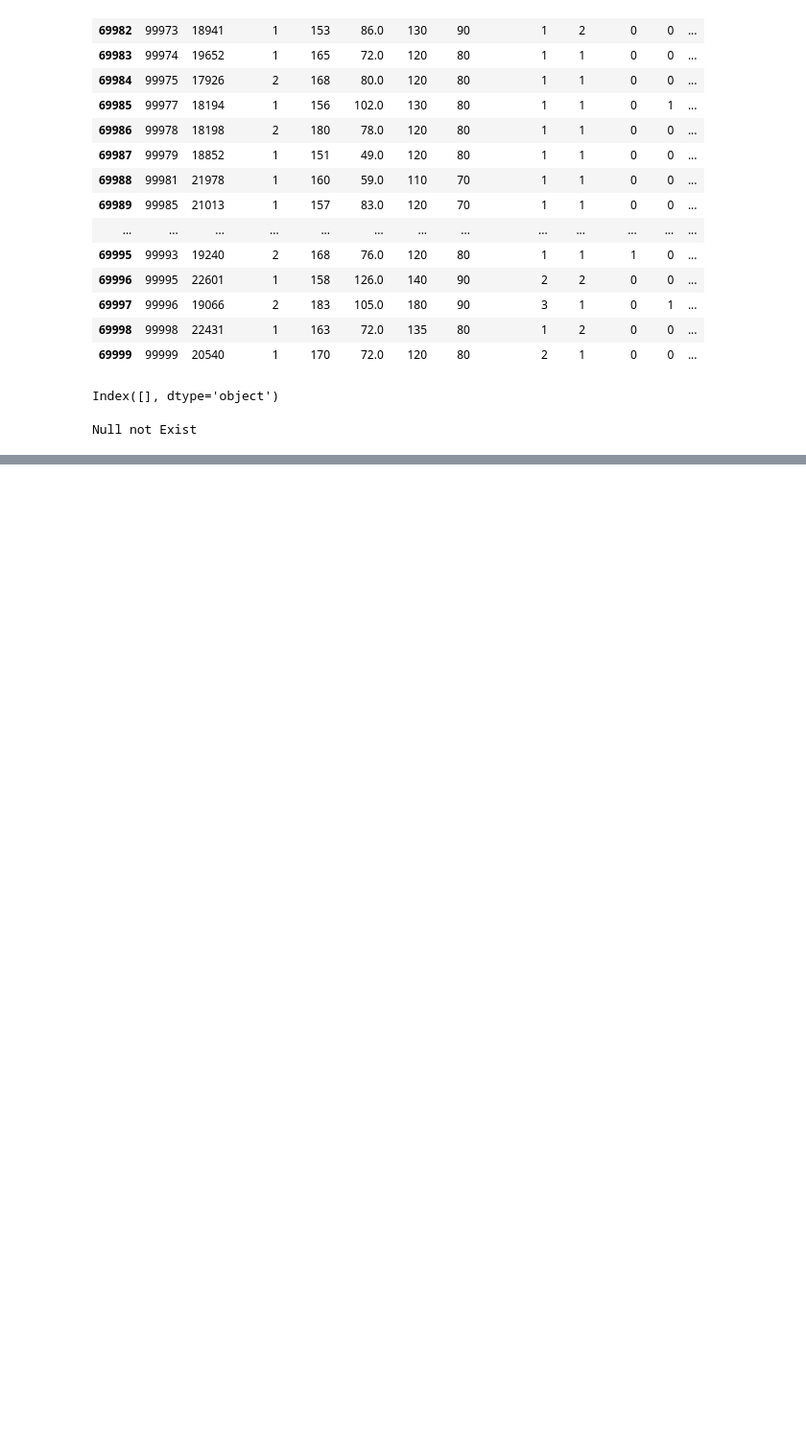
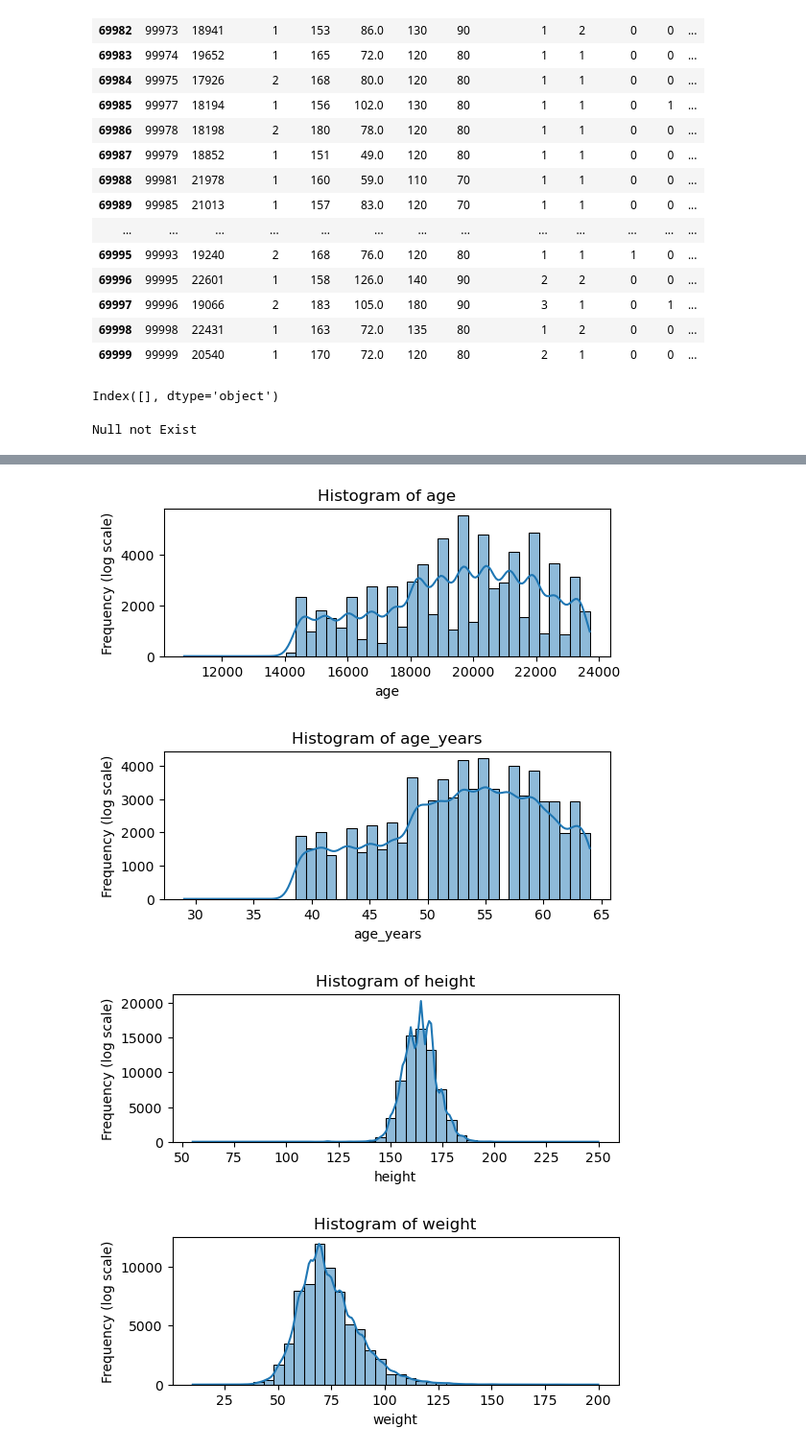
Before and after one commit to S1226M/Engineering_Programs, a Jupyter notebook: Sem-6/MLDL/Cardiovascular Disease/Untitled.ipynb, the cells around one changed output, grey strips where cells are left out. Shown at 96% size. Drawn from its saved outputs; the diff is of its cells as text; code cells hidden in the pictures; blank space fills up the shorter version.

Commit message:
MLDL Task of Preprosing Of Data Added

```diff
--- a/Sem-6/MLDL/Cardiovascular Disease/Untitled.ipynb
+++ b/Sem-6/MLDL/Cardiovascular Disease/Untitled.ipynb
@@ -40,0 +91,3 @@ SyntaxError: invalid syntax (3541684750.py, line 1)
+# %%
+data = data.drop_duplicates()
+data
@@ -40,0 +113,2 @@ SyntaxError: invalid syntax (3541684750.py, line 1)
+# %%
+data['age_years'] = (data['age'] / 365.25).astype(int)
@@ -40,0 +131,28 @@ SyntaxError: invalid syntax (3541684750.py, line 1)
+# %%
+import pandas as pd
+import matplotlib.pyplot as plt
+import seaborn as sns
+
+num_cols = ['age', 'age_years', 'height', 'weight']
+
+for col in num_cols:
+    plt.figure(figsize=(6,2))
+    sns.histplot(data[col], kde=True, bins=40)
+    #plt.yscale('log')
+    plt.title(f"Histogram of {col}")
+    plt.xlabel(col)
+    plt.ylabel("Frequency (log scale)")
+    plt.show()
+
+temp = ['ap_hi', 'ap_lo']
+for col in temp:
+    plt.figure(figsize=(8,4))
+    sns.boxplot(x=data[col], color='lightblue')
+    plt.title(f'Boxplot of {col}')
+    plt.xlabel(col)
+    plt.show()
+# %% [output]
+[figure, added]
+[figure, added]
+[figure, added]
+[figure, added]
```
Also changed, not shown: parts of 15 cells of this notebook, 1 other file.
